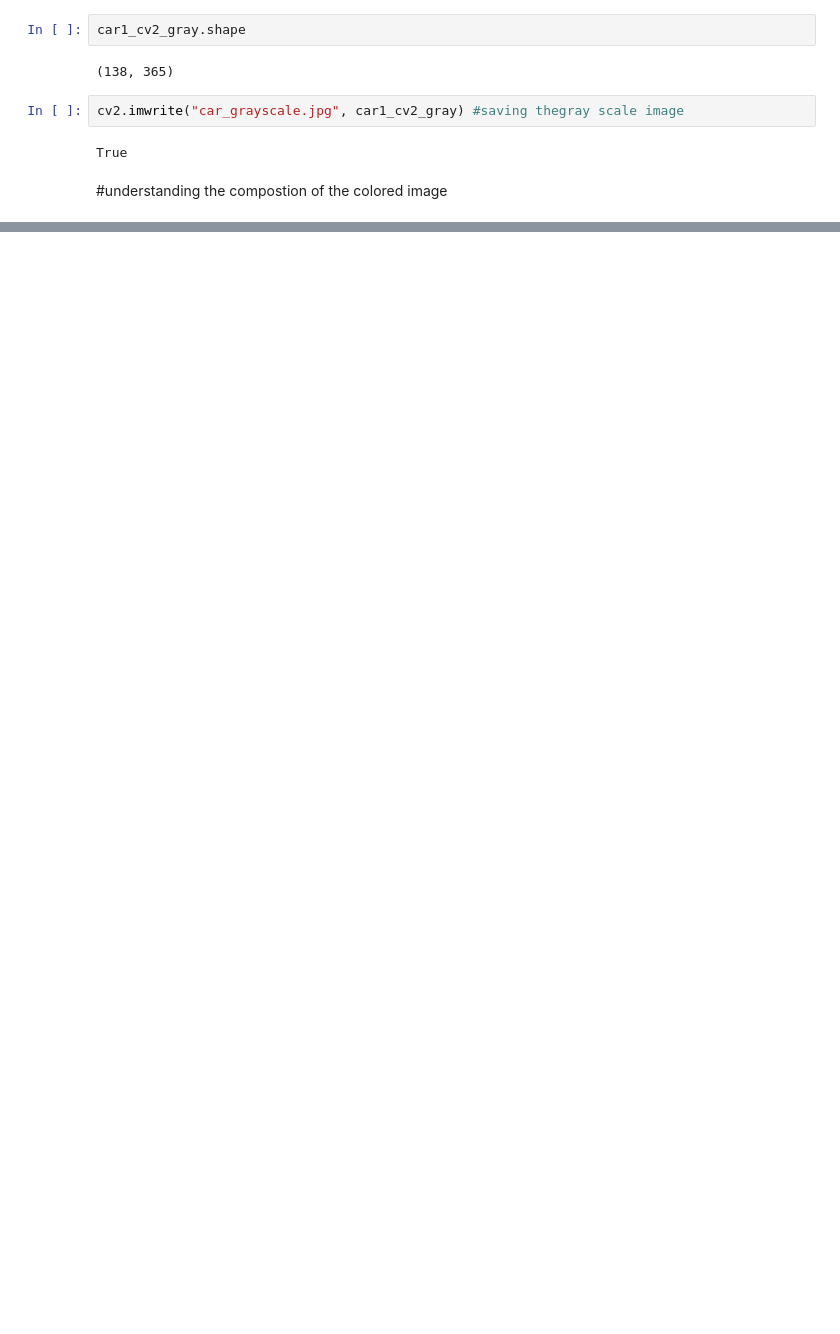
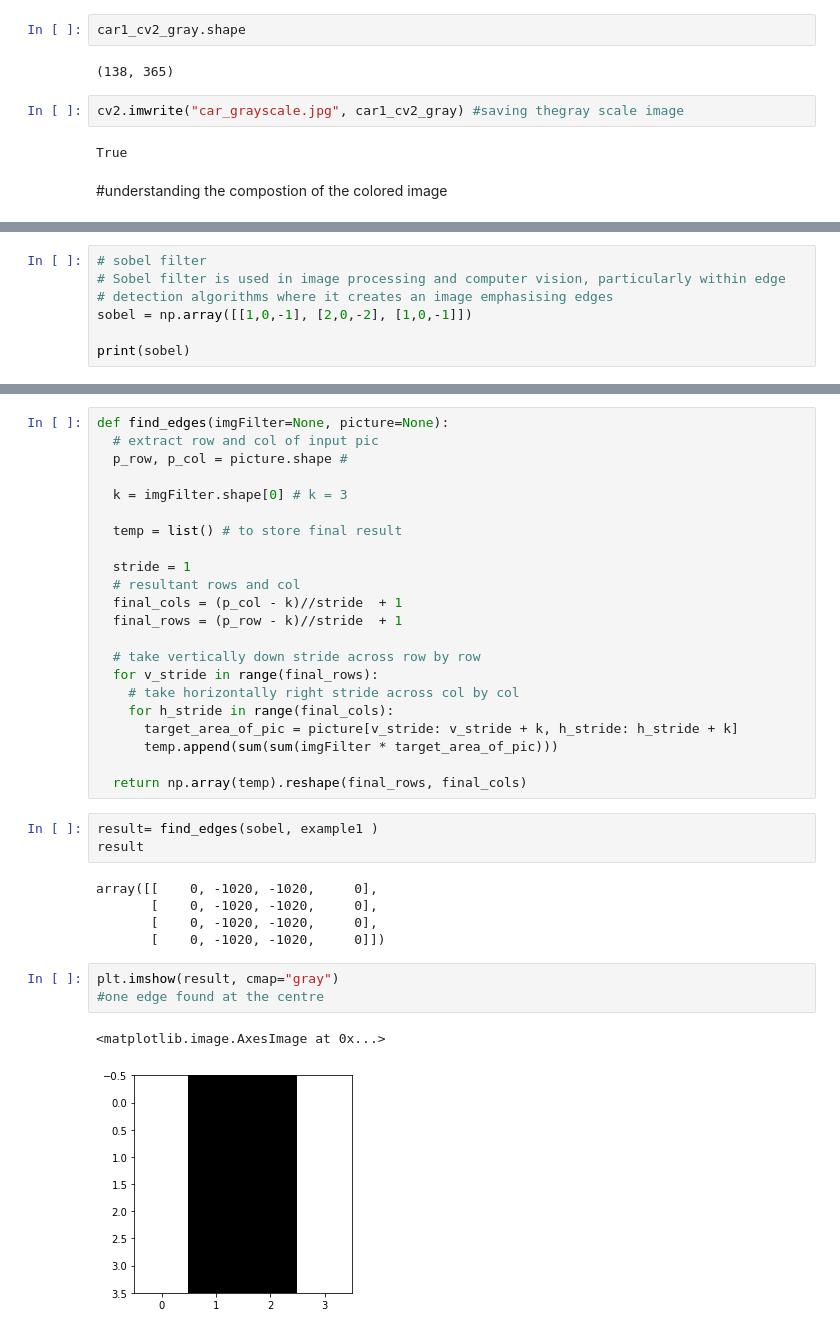
Before and after one commit to arnavjune2/computer-vision, a Jupyter notebook: image_understanding.ipynb, the cells around one changed output, grey strips where cells are left out. Saved outputs shown, nothing was run; the diff lists cells and outputs as text; blank space fills up the shorter version.

```diff
--- a/image_understanding.ipynb
+++ b/image_understanding.ipynb
@@ -108,0 +118,7 @@ visualize_RGB_channels(imgArray=car1_cv2)
+# %%
+# sobel filter
+# Sobel filter is used in image processing and computer vision, particularly within edge
+# detection algorithms where it creates an image emphasising edges
+sobel = np.array([[1,0,-1], [2,0,-2], [1,0,-1]])
+
+print(sobel)
@@ -108,0 +154,36 @@ visualize_RGB_channels(imgArray=car1_cv2)
+# %%
+def find_edges(imgFilter=None, picture=None):
+  # extract row and col of input pic
+  p_row, p_col = picture.shape #
+
+  k = imgFilter.shape[0] # k = 3
+
+  temp = list() # to store final result
+
+  stride = 1
+  # resultant rows and col
+  final_cols = (p_col - k)//stride  + 1
+  final_rows = (p_row - k)//stride  + 1
+
+  # take vertically down stride across row by row
+  for v_stride in range(final_rows):
+    # take horizontally right stride across col by col
+    for h_stride in range(final_cols):
+      target_area_of_pic = picture[v_stride: v_stride + k, h_stride: h_stride + k]
+      temp.append(sum(sum(imgFilter * target_area_of_pic)))
+
+  return np.array(temp).reshape(final_rows, final_cols)
+# %%
+result= find_edges(sobel, example1 )
+result
+# %% [output]
+array([[    0, -1020, -1020,     0],
+       [    0, -1020, -1020,     0],
+       [    0, -1020, -1020,     0],
+       [    0, -1020, -1020,     0]])
+# %%
+plt.imshow(result, cmap="gray")
+#one edge found at the centre
+# %% [output]
+<matplotlib.image.AxesImage at 0x...>
+[figure, added]
```
Also changed, not shown: parts of 11 cells of this notebook.
